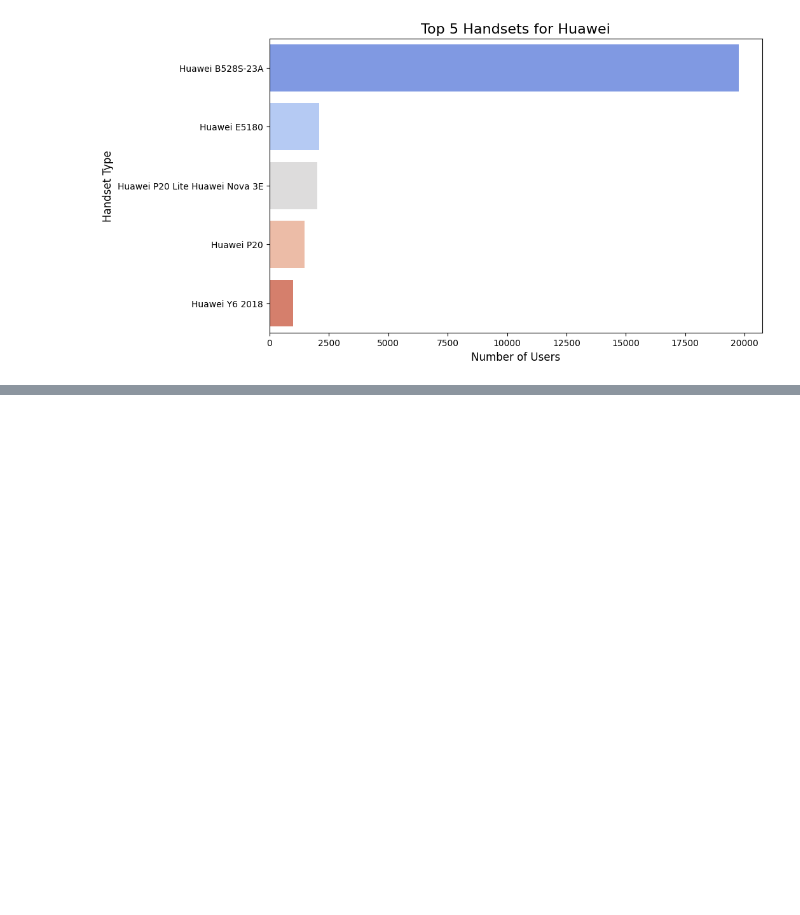
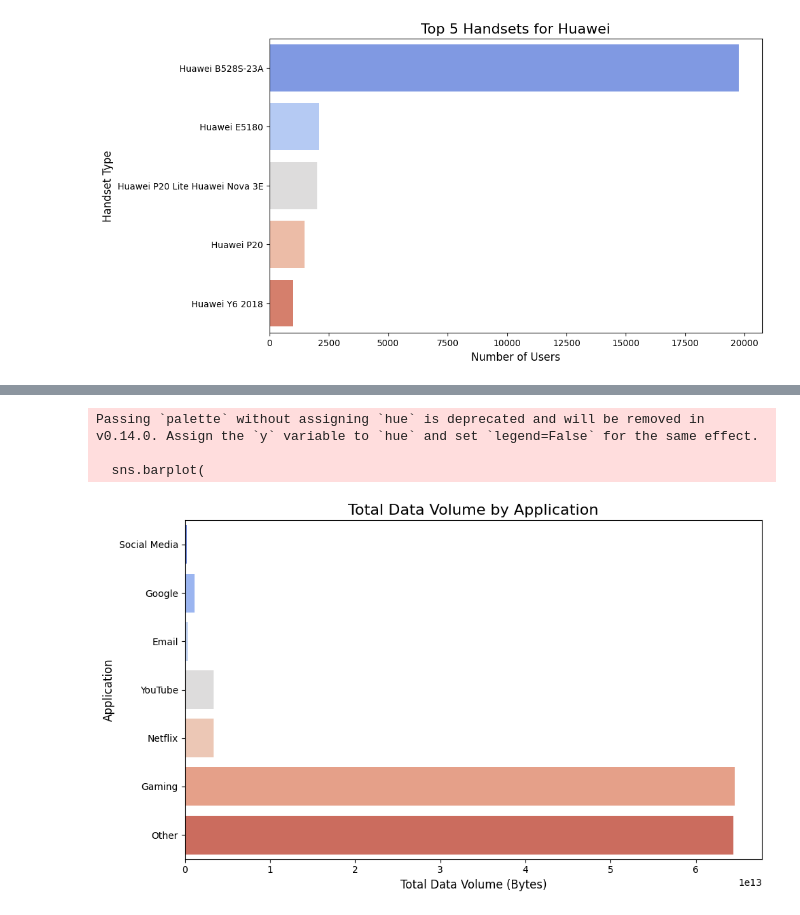
Before and after one commit to abdure-ai/Business-Data-Analysis-for-TellCo, a Jupyter notebook: notebooks/Overview.ipynb, the cells around one changed output, grey strips where cells are left out. Drawn from its saved outputs; the diff is of its cells as text; code cells hidden in the pictures; blank space fills up the shorter version.

```diff
--- a/notebooks/Overview.ipynb
+++ b/notebooks/Overview.ipynb
@@ -238,0 +304,33 @@ SELECT
+# %%
+# Sum data for each application
+application_usage = {
+    "Social Media": user_behavior["social_media_data_bytes"].sum(),
+    "Google": user_behavior["google_data_bytes"].sum(),
+    "Email": user_behavior["email_data_bytes"].sum(),
+    "YouTube": user_behavior["youtube_data_bytes"].sum(),
+    "Netflix": user_behavior["netflix_data_bytes"].sum(),
+    "Gaming": user_behavior["gaming_data_bytes"].sum(),
+    "Other": user_behavior["other_data_bytes"].sum()
+}
+
+# Convert to a DataFrame for plotting
+app_usage_df = pd.DataFrame(list(application_usage.items()), columns=["Application", "Total Data Volume (Bytes)"])
+
+# Plot a bar chart
+plt.figure(figsize=(10, 6))
+sns.barplot(
+    x="Total Data Volume (Bytes)",
+    y="Application",
+    data=app_usage_df,
+    palette="coolwarm"
+)
+plt.title("Total Data Volume by Application", fontsize=16)
+plt.xlabel("Total Data Volume (Bytes)", fontsize=12)
+plt.ylabel("Application", fontsize=12)
+plt.tight_layout()
+plt.show()
+# %% [output]
+Passing `palette` without assigning `hue` is deprecated and will be removed in v0.14.0. Assign the `y` variable to `hue` and set `legend=False` for the same effect.
+
+  sns.barplot(
+[figure, added]
```
Also changed, not shown: parts of 18 cells of this notebook, 4 other files.
